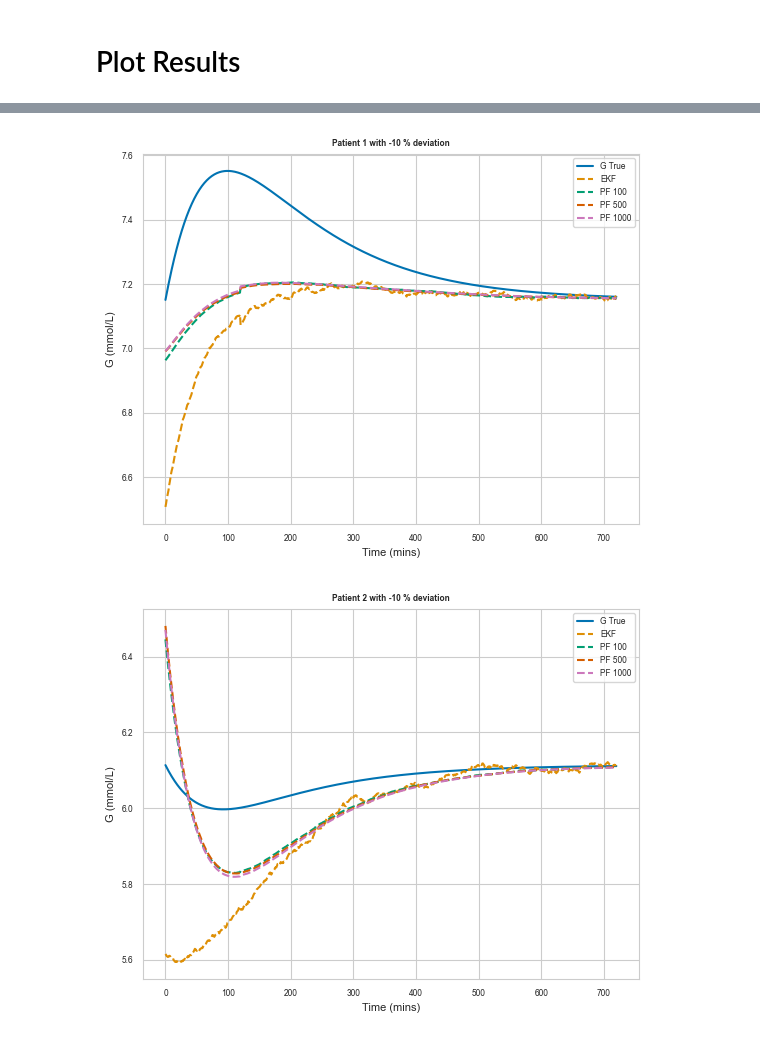
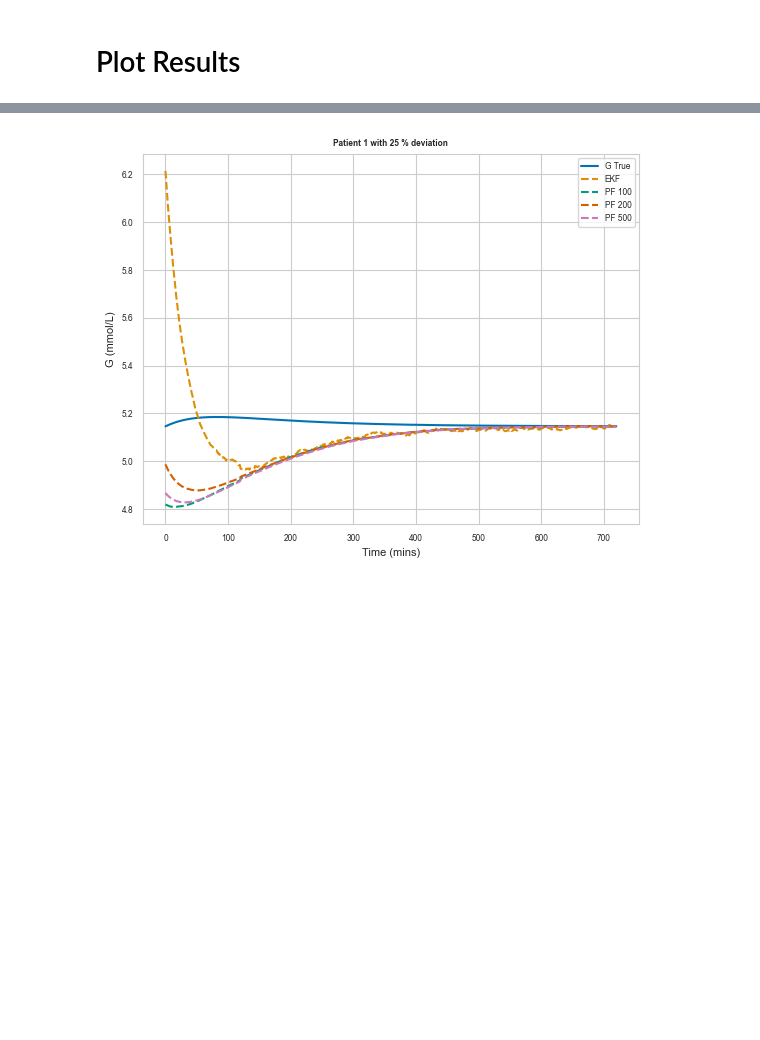
Before and after one commit to mlmulv/Thesis-Code, a Jupyter notebook: notebooks/03_Estimator_Comparison.ipynb, the cells around one changed output, grey strips where cells are left out. Cells and saved outputs as stored; diff of their text form; code cells hidden in the pictures; blank space fills up the shorter version.

Commit message:
ready for final estimation plot

```diff
--- a/notebooks/03_Estimator_Comparison.ipynb
+++ b/notebooks/03_Estimator_Comparison.ipynb
@@ -21,8 +21,8 @@ try:
     error_arr_03 = np.load("../scripts/variables/error_arr_03_temp.npy")
     G_ests = np.load("../scripts/variables/G_ests_03_temp.npy")
     G_trues = np.load("../scripts/variables/G_trues_03_temp.npy")
-    all_vars = np.load("../scripts/variables/vars_03_temp.npy")
-    states = np.load("../scripts/variables/states_03_temp.npy")
+    # all_vars = np.load("../scripts/variables/vars_03_temp.npy")
+    # states = np.load("../scripts/variables/states_03_temp.npy")
     print("Loaded variables")
 except Exception:
     print("Run 03_Estimator_Comparison.py")
@@ -124,26 +126,25 @@ for j in range(num_deviations):
 # %%
-deviation = 1
+deviation = 5
 palette = sns.color_palette("colorblind", num_filters + 1)
-for i in range(10):
+for i in range(1):
     fig, ax = plt.subplots()
     sns.set_style("whitegrid")
     ax.plot(time, G_trues[i, :], color=palette[0], label="G True")
     for j in range(num_plots):
         plot_idx = plot_particles_idx[j]
         G_est = G_ests[deviation, plot_idx, i, :]
-        G_std = np.sqrt(all_vars[deviation, plot_idx, i, :, 0, 0])
+        #G_std = np.sqrt(all_vars[deviation, plot_idx, i, :, 0, 0])
         ax.plot(
             time,
             G_est,
             linestyle="--",
             color=palette[j + 1],
             label=f"{filters[plot_idx]}",
         )
 
     ax.set_title(f"Patient {i + 1} with {dev_perc[deviation]} % deviation")
     ax.legend()
     ax.set_xlabel("Time (mins)")
     ax.set_ylabel("G (mmol/L)")
 # %% [output]
-[figure, old version]
+[figure, new version]
-[figure, removed]
```
Also changed, not shown: parts of 5 cells of this notebook, 2 other files.
